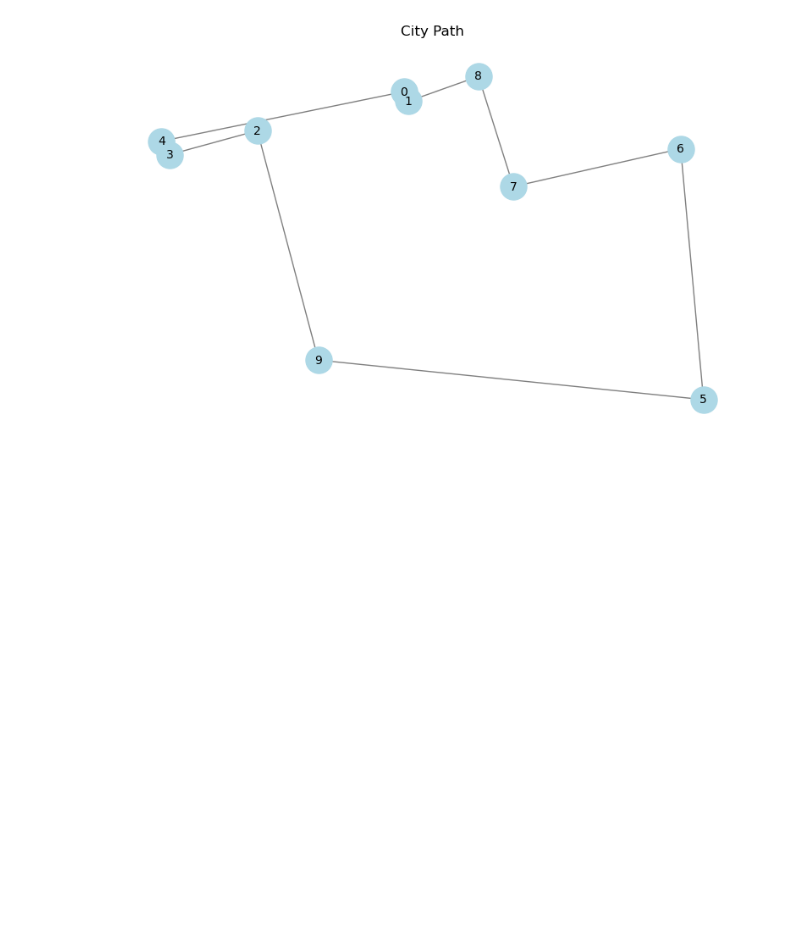
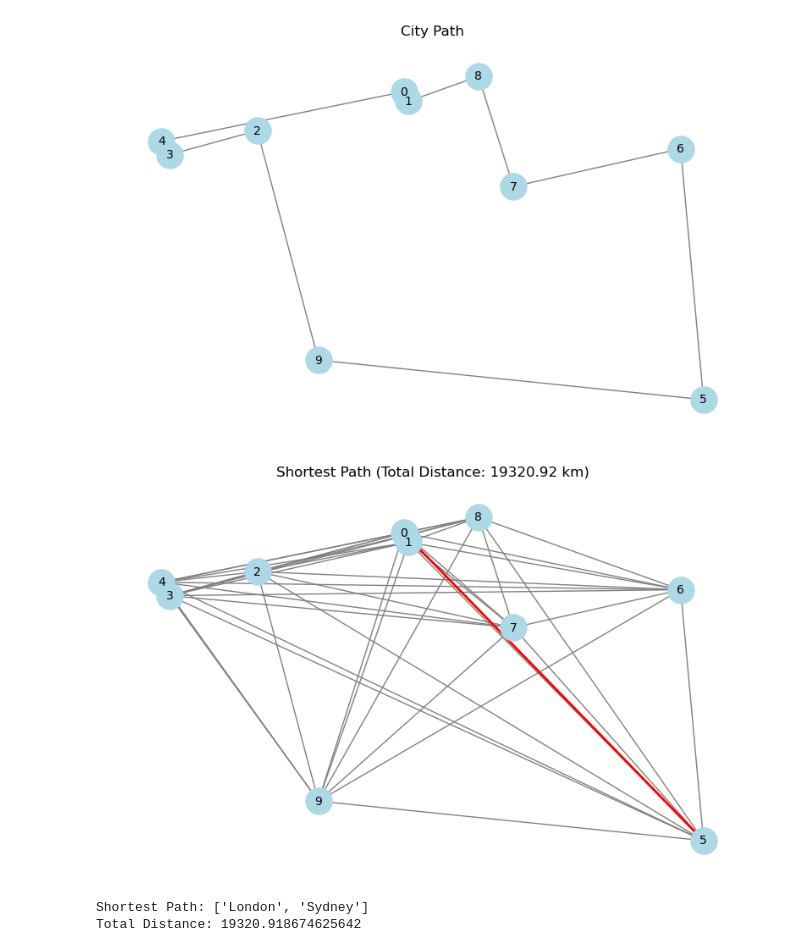
Before and after one commit to ejw-data/algo-optimum-path, a Jupyter notebook: basic_path.ipynb, the cells around one changed output. Cells and saved outputs as stored; diff of their text form; code cells hidden in the pictures; blank space fills up the shorter version.

Commit message:
improved route by using real city data

```diff
--- a/basic_path.ipynb
+++ b/basic_path.ipynb
@@ -95,3 +95,64 @@ All Cities:
 4 San Francisco
 0 London
 [figure]
+# %%
+import networkx as nx
+import matplotlib.pyplot as plt
+from scipy.spatial.distance import cdist
+import numpy as np
+
+# Example city data (name, latitude, longitude, population)
+cities = [
+    ("London", 51.5074, -0.1278, 8982000),
+    ("Paris", 48.8566, 2.3522, 2141000),
+    ("New York", 40.7128, -74.0060, 8399000),
+    ("Los Angeles", 34.0522, -118.2437, 3990000),
+    ("San Francisco", 37.7749, -122.4194, 883000),
+    ("Sydney", -33.8651, 151.2099, 5312000),
+    ("Tokyo", 35.6895, 139.6917, 13960000),
+    ("Dubai", 25.2048, 55.2708, 3330000),
+    ("Moscow", 55.7558, 37.6176, 12615000),
+    ("Rio de Janeiro", -22.9068, -43.1729, 6748000)
+]
+
+# Calculate pairwise distances between cities using Haversine formula
+coordinates = np.array([(lat, lon) for _, lat, lon, _ in cities])
+distances = cdist(np.radians(coordinates), np.radians(coordinates), metric='euclidean') * 6371  # Earth radius in km
+
+# Create network graph and add edges with distances
+G = nx.Graph()
+for i in range(len(cities)):
+    G.add_node(i, label=cities[i][0])
+
+for i in range(len(cities)):
+    for j in range(i + 1, len(cities)):
+        distance = distances[i][j]
+        if distance >= 20 / 0.621371:  # Add edge only if distance is greater than or equal to 20 miles
+            G.add_edge(i, j, weight=distance)
+
+# Calculate shortest path using Dijkstra's algorithm
+start_node = 0  # Starting city index
+end_node = 5    # Ending city index
+shortest_path = nx.dijkstra_path(G, start_node, end_node, weight='weight')
+
+# Extract city names from the shortest path
+route_cities = [cities[node][0] for node in shortest_path]
+
+# Calculate total distance of the shortest path
+total_distance = sum(G.get_edge_data(shortest_path[i], shortest_path[i + 1])['weight'] for i in range(len(shortest_path) - 1))
+
+# Plot network diagram
+pos = {i: (lon, lat) for i, (_, lat, lon, _) in enumerate(cities)}
+plt.figure(figsize=(10, 6))
+nx.draw_networkx(G, pos, with_labels=True, node_color='lightblue', node_size=500, font_size=10, edge_color='gray')
+nx.draw_networkx_edges(G, pos, edgelist=[(shortest_path[i], shortest_path[i + 1]) for i in range(len(shortest_path) - 1)], edge_color='red', width=2)
+plt.title("Shortest Path (Total Distance: {:.2f} km)".format(total_distance))
+plt.axis('off')
+plt.show()
+
+print("Shortest Path:", route_cities)
+print("Total Distance:", total_distance)
+# %% [output]
+[figure, added]
+Shortest Path: ['London', 'Sydney']
+Total Distance: 19320.918674625642
```
Also changed, not shown: parts of 3 cells of this notebook.
